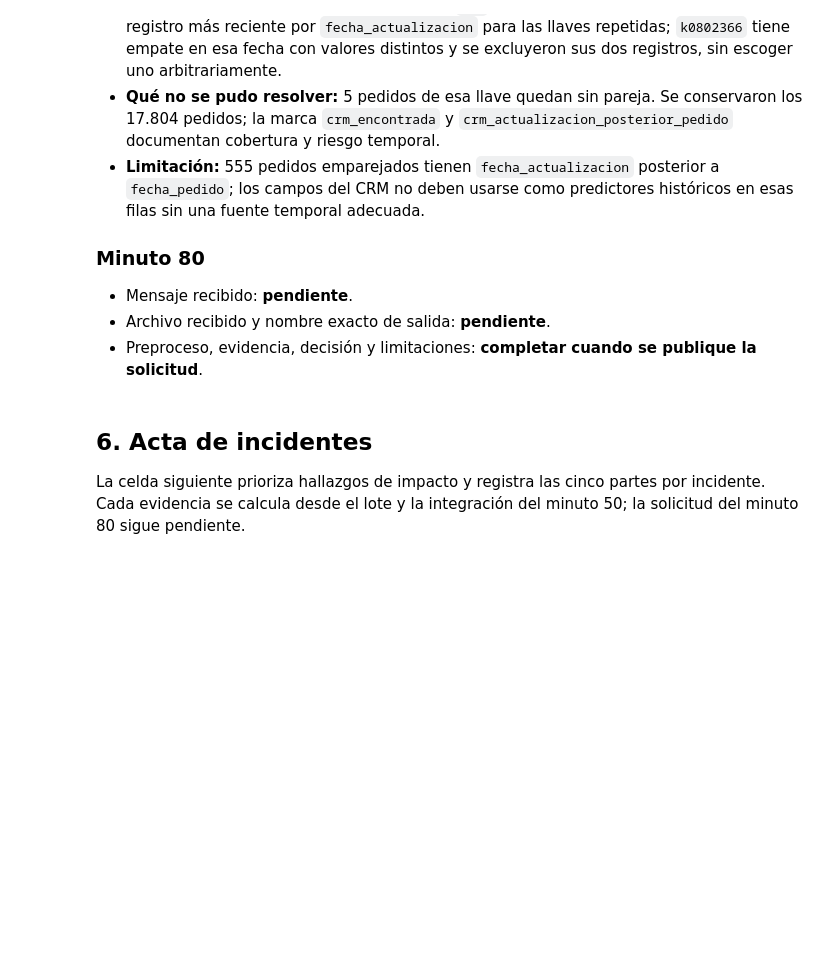
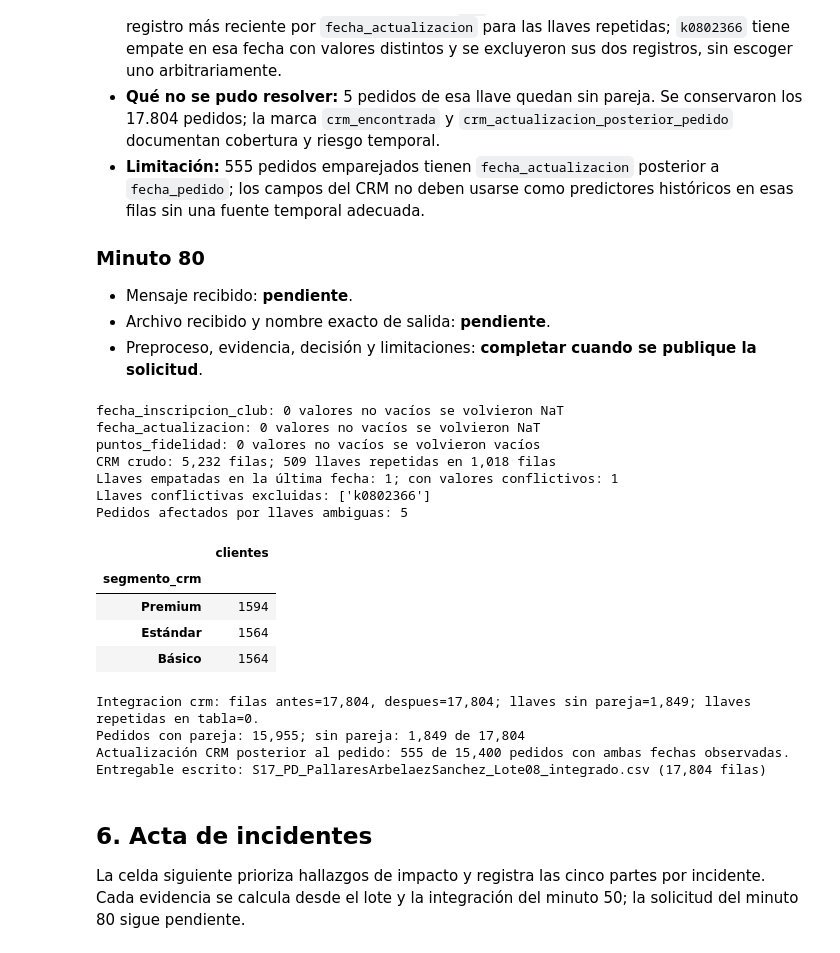
Before and after one commit to danielpaya/pre_primera_clase, a Jupyter notebook: S17/S17_PD_PallaresArbelaezSanchez_Lote08.ipynb, the cells around one changed output. Saved outputs shown, nothing was run; the diff lists cells and outputs as text; code cells hidden in the pictures; blank space fills up the shorter version.

```diff
--- a/S17/S17_PD_PallaresArbelaezSanchez_Lote08.ipynb
+++ b/S17/S17_PD_PallaresArbelaezSanchez_Lote08.ipynb
@@ -367,33 +367,51 @@ lote_para_crm = lote_limpio.drop(columns=columnas_crm_antiguo)
 lote_integrado = integrar_lote(
     lote_para_crm, crm_resuelto, llave_lote='id_cliente', llave_tabla='cliente_id', nombre='crm'
 )
+lote_integrado['puntos_fidelidad'] = lote_integrado['puntos_fidelidad'].astype('Int64')
 assert len(lote_integrado) == len(lote_limpio)
 assert lote_integrado['id_pedido'].is_unique
 
 fechas_comparables = (
     lote_integrado['crm_encontrada']
     & lote_integrado['fecha_pedido'].notna()
     & lote_integrado['fecha_actualizacion'].notna()
 )
 lote_integrado['crm_actualizacion_posterior_pedido'] = pd.Series(
     pd.NA, index=lote_integrado.index, dtype='boolean'
 )
 lote_integrado.loc[fechas_comparables, 'crm_actualizacion_posterior_pedido'] = (
     lote_integrado.loc[fechas_comparables, 'fecha_actualizacion']
     > lote_integrado.loc[fechas_comparables, 'fecha_pedido']
 )
 coincidencias = int(lote_integrado['crm_encontrada'].sum())
 sin_pareja_crm = int((~lote_integrado['crm_encontrada']).sum())
 actualizaciones_posteriores = int(lote_integrado['crm_actualizacion_posterior_pedido'].fillna(False).sum())
 print(f'Pedidos con pareja: {coincidencias:,}; sin pareja: {sin_pareja_crm:,} de {len(lote_integrado):,}')
 print(
     f'Actualización CRM posterior al pedido: {actualizaciones_posteriores:,} de '
     f'{int(fechas_comparables.sum()):,} pedidos con ambas fechas observadas.'
 )
 
 ruta_integrado = S17 / 'S17_PD_PallaresArbelaezSanchez_Lote08_integrado.csv'
 lote_integrado.to_csv(ruta_integrado, index=False, encoding='utf-8-sig')
 print(f'Entregable escrito: {ruta_integrado.name} ({len(lote_integrado):,} filas)')
+# %% [output]
+fecha_inscripcion_club: 0 valores no vacíos se volvieron NaT
+fecha_actualizacion: 0 valores no vacíos se volvieron NaT
+puntos_fidelidad: 0 valores no vacíos se volvieron vacíos
+CRM crudo: 5,232 filas; 509 llaves repetidas en 1,018 filas
+Llaves empatadas en la última fecha: 1; con valores conflictivos: 1
+Llaves conflictivas excluidas: ['k0802366']
+Pedidos afectados por llaves ambiguas: 5
+|  | clientes |
+| segmento_crm |  |
+| Premium | 1594 |
+| Estándar | 1564 |
+| Básico | 1564 |
+Integracion crm: filas antes=17,804, despues=17,804; llaves sin pareja=1,849; llaves repetidas en tabla=0.
+Pedidos con pareja: 15,955; sin pareja: 1,849 de 17,804
+Actualización CRM posterior al pedido: 555 de 15,400 pedidos con ambas fechas observadas.
+Entregable escrito: S17_PD_PallaresArbelaezSanchez_Lote08_integrado.csv (17,804 filas)
 # %% [markdown]
 ## 6. Acta de incidentes
 
```
Also changed, not shown: parts of 1 cell of this notebook, 1 other file.
